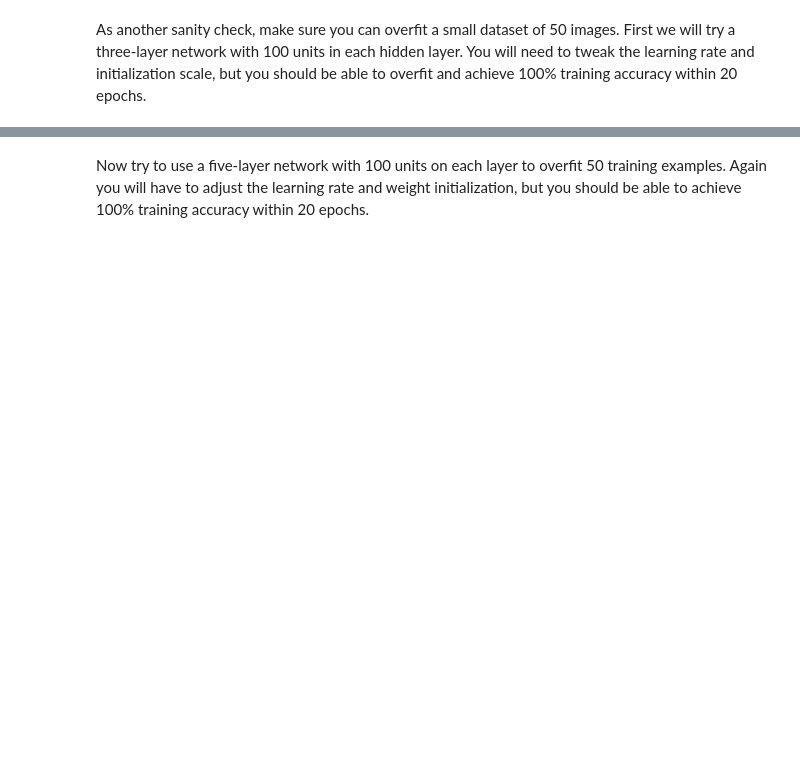
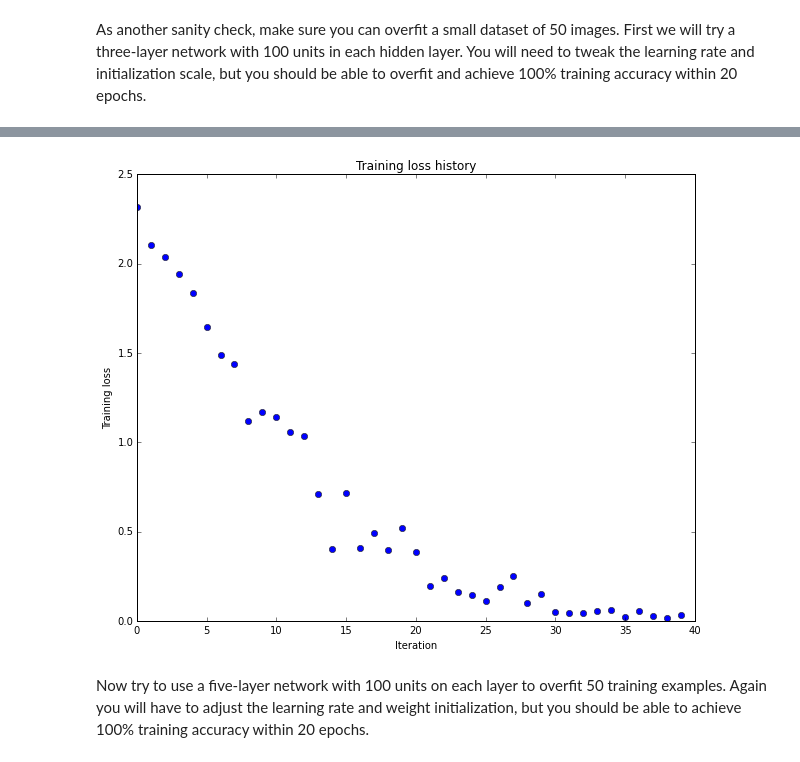
Before and after one commit to SimuJenni/DeepLearning, a Jupyter notebook: Stanford/assignment2/FullyConnectedNets.ipynb, the cells around one changed output, grey strips where cells are left out. Drawn from its saved outputs; the diff is of its cells as text; code cells hidden in the pictures; blank space fills up the shorter version.

```diff
--- a/Stanford/assignment2/FullyConnectedNets.ipynb
+++ b/Stanford/assignment2/FullyConnectedNets.ipynb
@@ -297,0 +310,41 @@ pass
+# %%
+model = TwoLayerNet()
+solver = None
+
+##############################################################################
+# TODO: Use a Solver instance to train a TwoLayerNet that achieves at least  #
+# 50% accuracy on the validation set.                                        #
+##############################################################################
+# Setup data
+data = {
+'X_train': data['X_train'], # training data
+'y_train': data['y_train'], # training labels
+'X_val': data['X_val'], # validation data
+'y_val': data['y_val'], # validation labels
+}
+
+# Setup the model
+input_size = 32 * 32 * 3
+num_classes = 10
+hidden_size = 400
+reg = 2
+model = TwoLayerNet(input_size, hidden_size, num_classes, reg=reg)
+
+# Setup the solver
+solver = Solver(model, data,
+                  update_rule='sgd',
+                  optim_config={
+                    'learning_rate': 1.5e-3,
+                  },
+                  lr_decay=0.95,
+                  num_epochs=10, batch_size=200,
+                  print_every=100)
+
+# Train that fucker
+solver.train()
+
+
+pass
+##############################################################################
+#                             END OF YOUR CODE                               #
+##############################################################################
@@ -356,7 +446,7 @@ small_data = {
 }
 
 weight_scale = 1e-2
-learning_rate = 1e-4
+learning_rate = 1e-2
 model = FullyConnectedNet([100, 100],
               weight_scale=weight_scale, dtype=np.float64)
 solver = Solver(model, small_data,
@@ -373,3 +463,4 @@ plt.title('Training loss history')
 plt.xlabel('Iteration')
 plt.ylabel('Training loss')
 plt.show()
+# %% [output]
@@ -376,3 +484,4 @@ plt.show()
+[figure, added]
 # %% [markdown]
 Now try to use a five-layer network with 100 units on each layer to overfit 50 training examples. Again you will have to adjust the learning rate and weight initialization, but you should be able to achieve 100% training accuracy within 20 epochs.
 # %%
```
Also changed, not shown: parts of 19 cells of this notebook, 4 other files.
